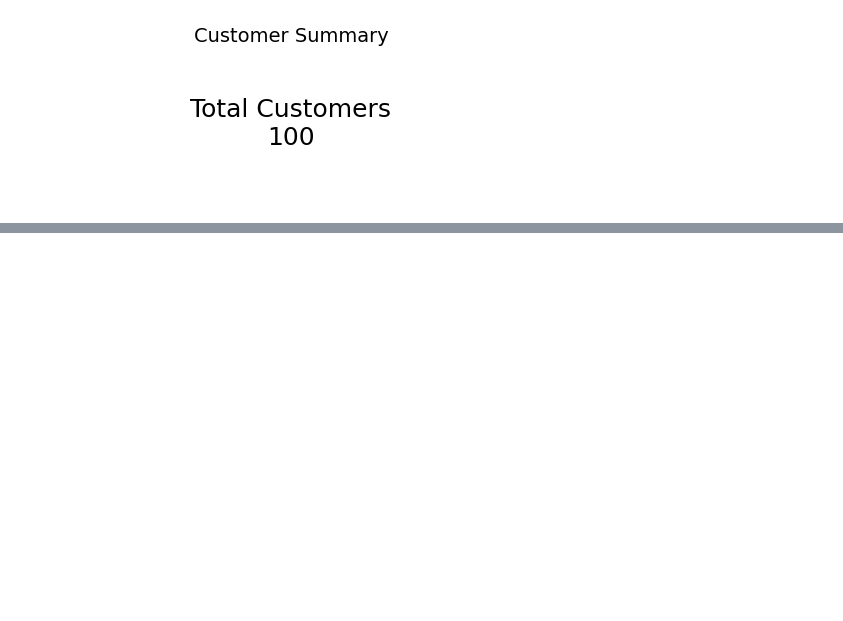
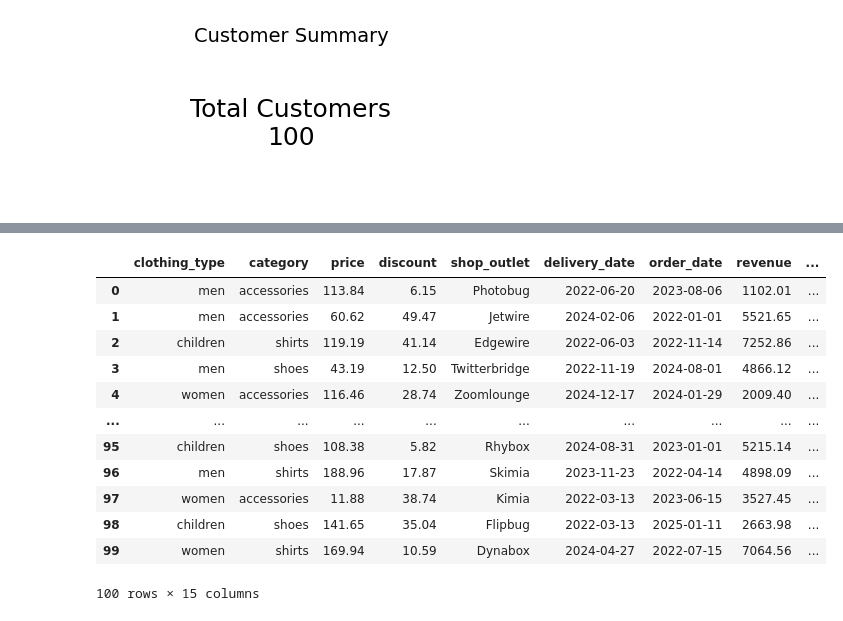
Before and after one commit to Gedion-Sang/Fashion_Data_EDA, a Jupyter notebook: FashionDataEDA.ipynb, the cells around one changed output, grey strips where cells are left out. Drawn from its saved outputs; the diff is of its cells as text; code cells hidden in the pictures; blank space fills up the shorter version.

```diff
--- a/FashionDataEDA.ipynb
+++ b/FashionDataEDA.ipynb
@@ -286,0 +311,16 @@ plt.show()
+# %%
+df
+# %% [output]
+|  | clothing_type | category | price | discount | shop_outlet | delivery_date | order_date | revenue | ... |
+| 0 | men | accessories | 113.84 | 6.15 | Photobug | 2022-06-20 | 2023-08-06 | 1102.01 | ... |
+| 1 | men | accessories | 60.62 | 49.47 | Jetwire | 2024-02-06 | 2022-01-01 | 5521.65 | ... |
+| 2 | children | shirts | 119.19 | 41.14 | Edgewire | 2022-06-03 | 2022-11-14 | 7252.86 | ... |
+| 3 | men | shoes | 43.19 | 12.50 | Twitterbridge | 2022-11-19 | 2024-08-01 | 4866.12 | ... |
+| 4 | women | accessories | 116.46 | 28.74 | Zoomlounge | 2024-12-17 | 2024-01-29 | 2009.40 | ... |
+| ... | ... | ... | ... | ... | ... | ... | ... | ... | ... |
+| 95 | children | shoes | 108.38 | 5.82 | Rhybox | 2024-08-31 | 2023-01-01 | 5215.14 | ... |
+| 96 | men | shirts | 188.96 | 17.87 | Skimia | 2023-11-23 | 2022-04-14 | 4898.09 | ... |
+| 97 | women | accessories | 11.88 | 38.74 | Kimia | 2022-03-13 | 2023-06-15 | 3527.45 | ... |
+| 98 | children | shoes | 141.65 | 35.04 | Flipbug | 2022-03-13 | 2025-01-11 | 2663.98 | ... |
+| 99 | women | shirts | 169.94 | 10.59 | Dynabox | 2024-04-27 | 2022-07-15 | 7064.56 | ... |
+100 rows × 15 columns
```
Also changed, not shown: parts of 8 cells of this notebook, 3 other files.
